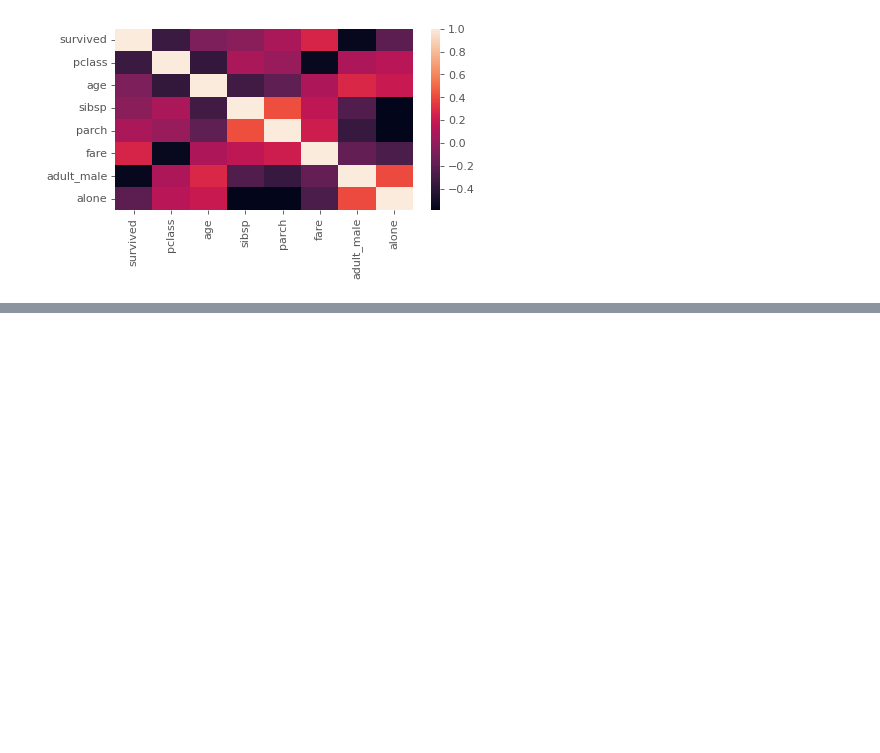
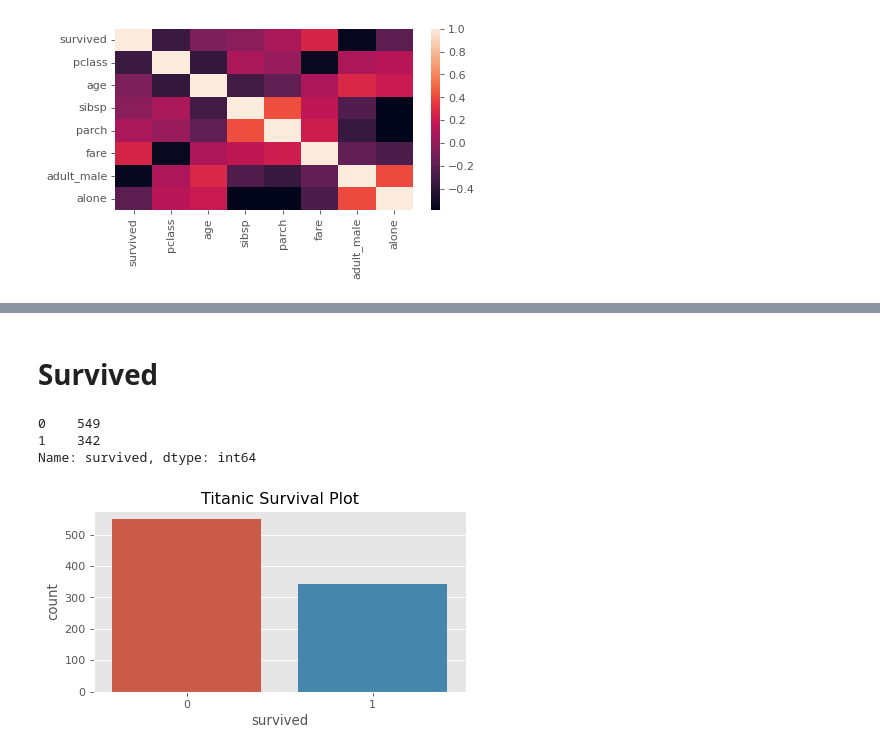
Before and after one commit to one2pret/eda-titanic, a Jupyter notebook: eda-titanic.ipynb, the cells around one changed output, grey strips where cells are left out. Drawn from its saved outputs; the diff is of its cells as text; code cells hidden in the pictures; blank space fills up the shorter version.

```diff
--- a/eda-titanic.ipynb
+++ b/eda-titanic.ipynb
@@ -124,0 +149,14 @@ sns.heatmap(corrmat)
+# %% [markdown]
+# Survived
+# %%
+titanic['survived'].value_counts()
+# %% [output]
+0    549
+1    342
+Name: survived, dtype: int64
+# %%
+sns.countplot('survived',data = titanic)
+plt.title('Titanic Survival Plot')
+plt.show()
+# %% [output]
+[figure, added]
```
Also changed, not shown: parts of 16 cells of this notebook, 5 other files.
